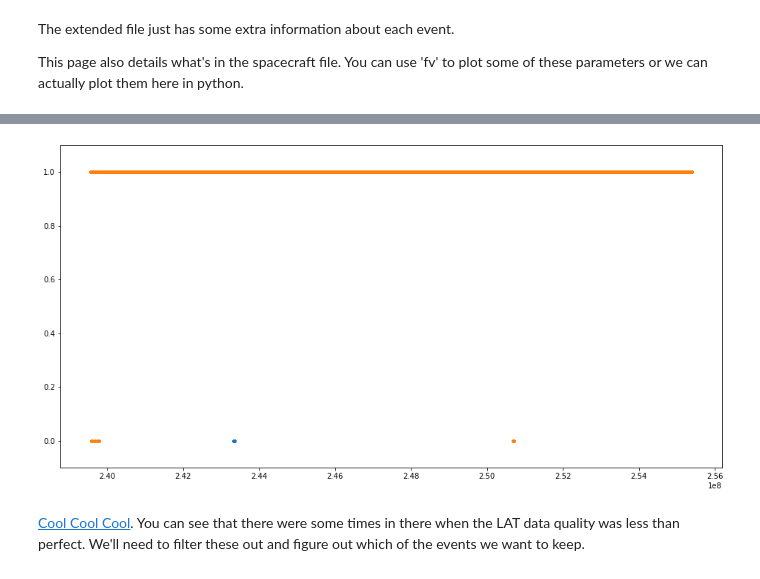
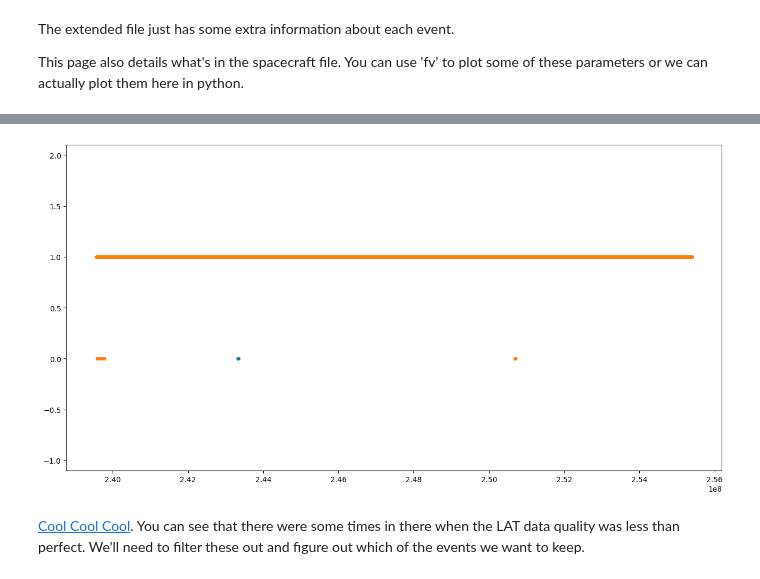
Before and after one commit to FermiSummerSchool/fermi-summer-school, a Jupyter notebook: Data_Exploration/Data_Exploration.ipynb, the cells around one changed output, grey strips where cells are left out. Drawn from its saved outputs; the diff is of its cells as text; code cells hidden in the pictures.

Commit message:
Updated for 2026
Screenshots of new website, link updates, new DATA_QUAL plot, etc.

```diff
--- a/Data_Exploration/Data_Exploration.ipynb
+++ b/Data_Exploration/Data_Exploration.ipynb
@@ -179,10 +177,10 @@ Populating the interactive namespace from numpy and matplotlib
 # %%
-figsize(16,8)
-plot(sc_data.field('START'),sc_data.field('DATA_QUAL'),'.')
-plot(sc_data.field('START'),sc_data.field('LAT_CONFIG'),'.')
-ylim(-0.1,1.1)
-show()
+plt.figure(figsize=(16,8))
+plt.plot(sc_data.field('START'),sc_data.field('DATA_QUAL'),'.')
+plt.plot(sc_data.field('START'),sc_data.field('LAT_CONFIG'),'.')
+plt.ylim(-1.1,2.1)
+plt.show()
 # %% [output]
-[figure, old version]
+[figure, new version]
 # %% [markdown]
 [Cool Cool Cool](http://www.youtube.com/watch?v=8IIrf_JSuQk).  You can see that there were some times in there when the LAT data quality was less than perfect.  We'll need to filter these out and figure out which of the events we want to keep.
```
Also changed, not shown: parts of 15 cells of this notebook.
